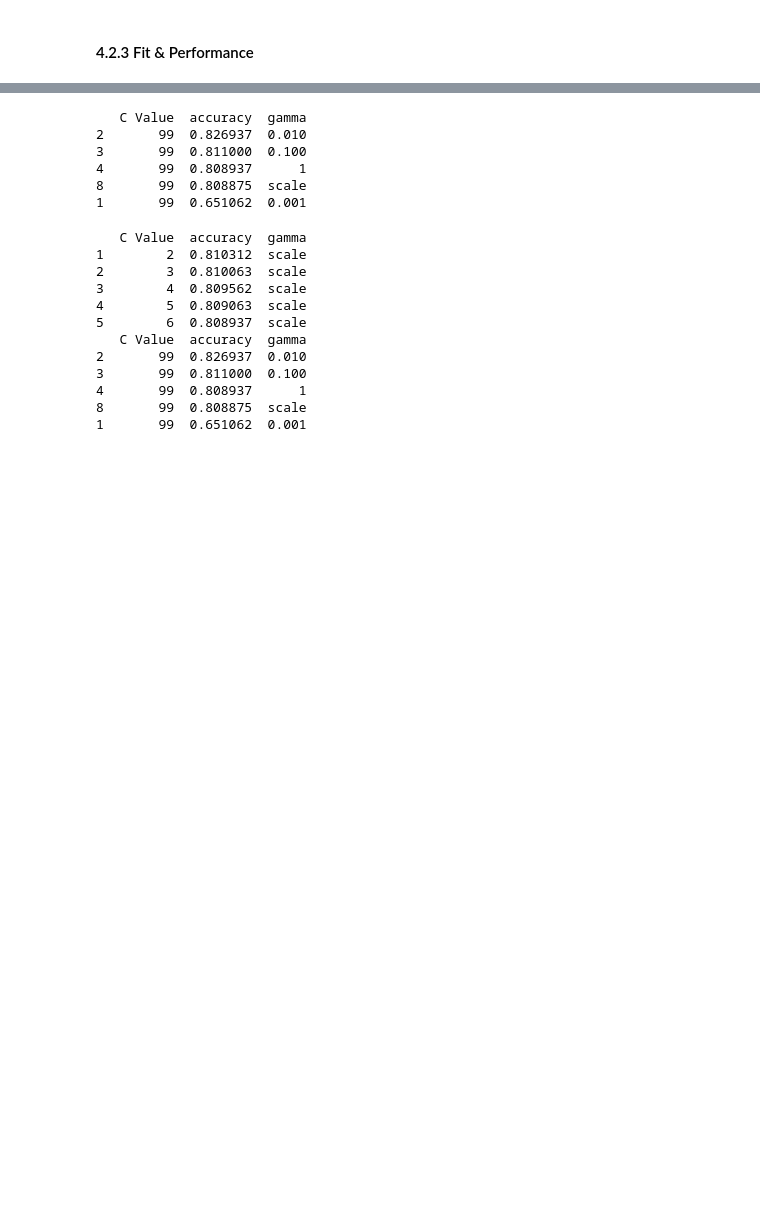
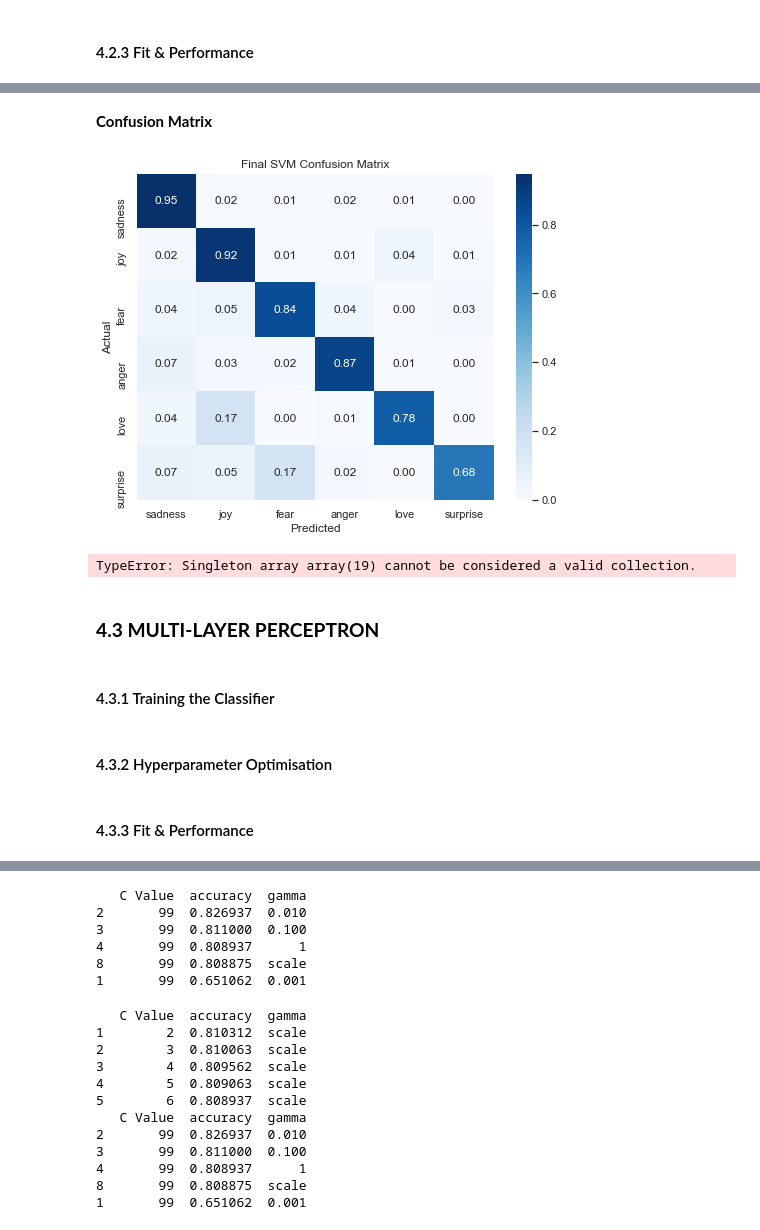
Before and after one commit to ayliahfani/Emotion-Recognition, a Jupyter notebook: Coursework/nc_coursework.ipynb, the cells around one changed output, grey strips where cells are left out. Cells and saved outputs as stored; diff of their text form; code cells hidden in the pictures; blank space fills up the shorter version.

```diff
--- a/Coursework/nc_coursework.ipynb
+++ b/Coursework/nc_coursework.ipynb
@@ -450,20 +426,12 @@ random_search = RandomizedSearchCV(estimator=svc,
                                    n_iter=n_iter_search,
                                    scoring='accuracy',
                                    cv=3,
-                                   verbose=1,
+                                   verbose=3,
                                    random_state=0,
                                    n_jobs=-1,
                                    refit=True)
 
 # Fit the random search model
 random_search.fit(features_train, labels_train)
-
-
-print("")
-print("The best hyperparameters from Random Search are:")
-print(random_search.best_params_)
-print("")
-print("The mean accuracy of a model with these hyperparameters is:")
-print(random_search.best_score_)
 # %% [output]
 Fitting 3 folds for each of 30 candidates, totalling 90 fits
@@ -536,0 +556,3 @@ The mean accuracy of a model with these hyperparameters is:
+# %%
+final_svc = grid_search.best_estimator_
+final_svc
@@ -541,0 +564,2 @@ range(20, 30)
+# %%
+final_svc.fit(features_train, labels_train)
@@ -541,0 +569,2 @@ range(20, 30)
+# %%
+final_svc_pred = final_svc.predict(features_test)
@@ -541,0 +607,37 @@ range(20, 30)
+# %% [markdown]
+**Confusion Matrix**
+# %%
+# create confusion matrix
+cm_svc_final = confusion_matrix(labels_test, final_svc_pred)
+
+# Normalise
+cmn_svc_final = cm_svc_final.astype('float') / cm_svc_final.sum(axis=1)[:, np.newaxis]
+
+# plot
+fig, ax = plt.subplots(figsize=(8,6))
+sns.heatmap(cmn_svc_final,
+            annot=True,
+            fmt='.2f',
+            xticklabels=emotion_dict,
+            yticklabels=emotion_dict,
+            cmap='Blues')
+plt.title('Final SVM Confusion Matrix')
+plt.ylabel('Actual')
+plt.xlabel('Predicted')
+plt.show()
+# %% [output]
+[figure, added]
+# %%
+y_class = np.argmax(final_svc_pred, axis = 0)
+
+roc_auc_score(labels_test, y_class, multi_class='ovr')
+# %% [output]
+TypeError: Singleton array array(19) cannot be considered a valid collection.
+# %% [markdown]
+### **4.3 MULTI-LAYER PERCEPTRON**
+# %% [markdown]
+#### 4.3.1 Training the Classifier
+# %% [markdown]
+#### 4.3.2 Hyperparameter Optimisation
+# %% [markdown]
+#### 4.3.3 Fit & Performance
```
Also changed, not shown: parts of 34 cells of this notebook, 3 other files.
